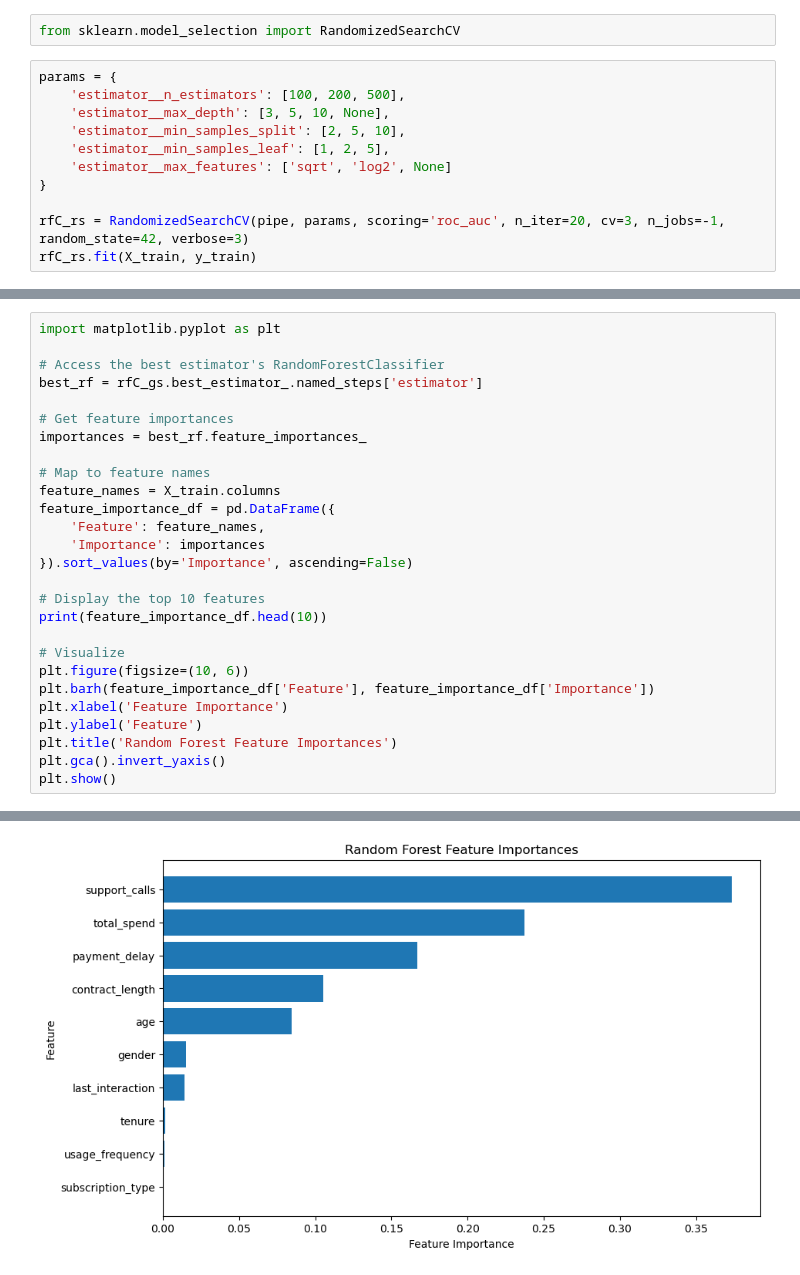
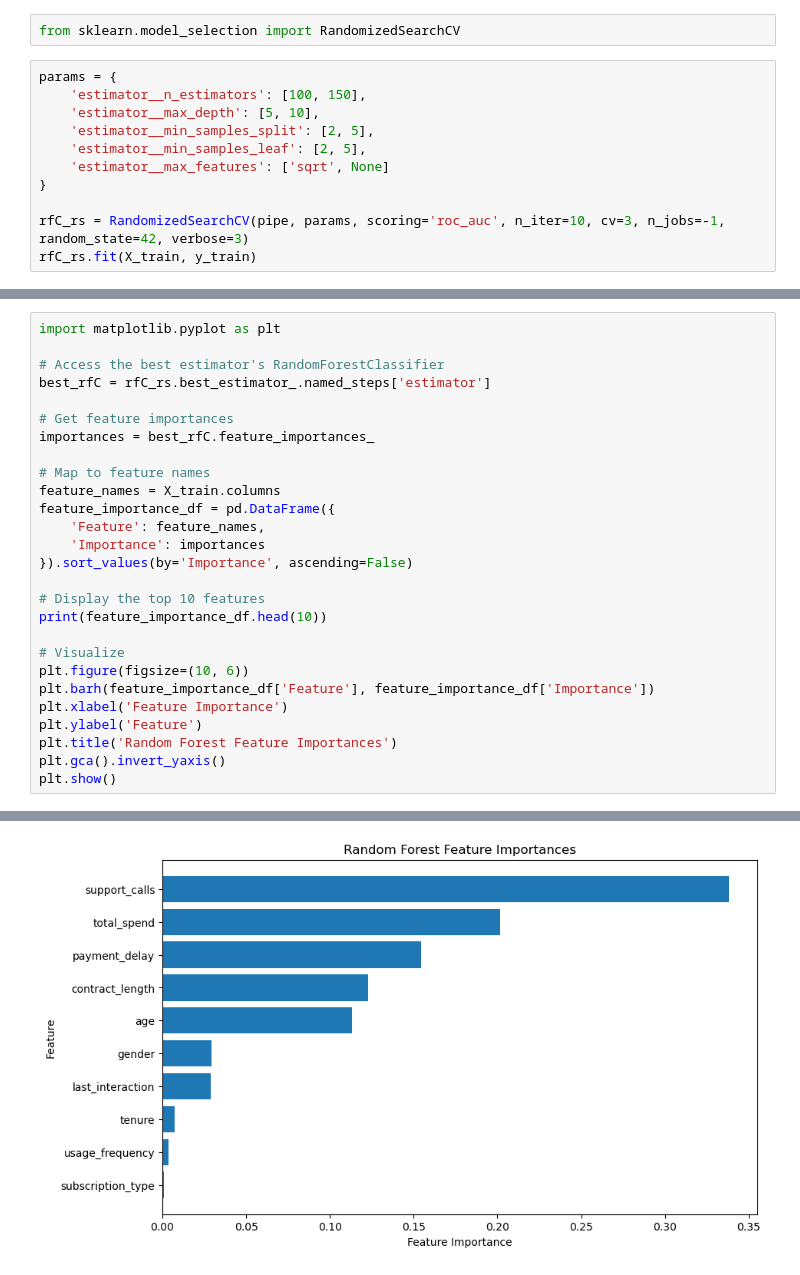
Before and after one commit to ndjo-byte/Machine_Learning_ChurnRate, a Jupyter notebook: Churn_Classifier_Project/notebooks/03_EntrenamientoEvaluación/03_RandForClass_EntrenEval.ipynb, the cells around one changed output, grey strips where cells are left out. Cells and saved outputs as stored; diff of their text form.

```diff
--- a/Churn_Classifier_Project/notebooks/03_EntrenamientoEvaluación/03_RandForClass_EntrenEval.ipynb
+++ b/Churn_Classifier_Project/notebooks/03_EntrenamientoEvaluación/03_RandForClass_EntrenEval.ipynb
@@ -159,13 +135,13 @@ weighted avg       0.90      0.90      0.90    151562
 from sklearn.model_selection import RandomizedSearchCV
 # %%
 params = {
-    'estimator__n_estimators': [100, 200, 500],
-    'estimator__max_depth': [3, 5, 10, None],
-    'estimator__min_samples_split': [2, 5, 10],
-    'estimator__min_samples_leaf': [1, 2, 5],
-    'estimator__max_features': ['sqrt', 'log2', None]
+    'estimator__n_estimators': [100, 150],
+    'estimator__max_depth': [5, 10],
+    'estimator__min_samples_split': [2, 5],
+    'estimator__min_samples_leaf': [2, 5],
+    'estimator__max_features': ['sqrt', None]
 }
 
-rfC_rs = RandomizedSearchCV(pipe, params, scoring='roc_auc', n_iter=20, cv=3, n_jobs=-1, random_state=42, verbose=3)
+rfC_rs = RandomizedSearchCV(pipe, params, scoring='roc_auc', n_iter=10, cv=3, n_jobs=-1, random_state=42, verbose=3)
 rfC_rs.fit(X_train, y_train)
 # %% [output]
@@ -251,10 +206,10 @@ weighted avg       0.93      0.93      0.93    151562
 import matplotlib.pyplot as plt
 
 # Access the best estimator's RandomForestClassifier
-best_rf = rfC_gs.best_estimator_.named_steps['estimator']
+best_rfC = rfC_rs.best_estimator_.named_steps['estimator']
 
 # Get feature importances
-importances = best_rf.feature_importances_
+importances = best_rfC.feature_importances_
 
 # Map to feature names
 feature_names = X_train.columns
@@ -289 +244 @@ plt.show()
-[figure, old version]
+[figure, new version]
```
Also changed, not shown: parts of 9 cells of this notebook, 3 other files.
